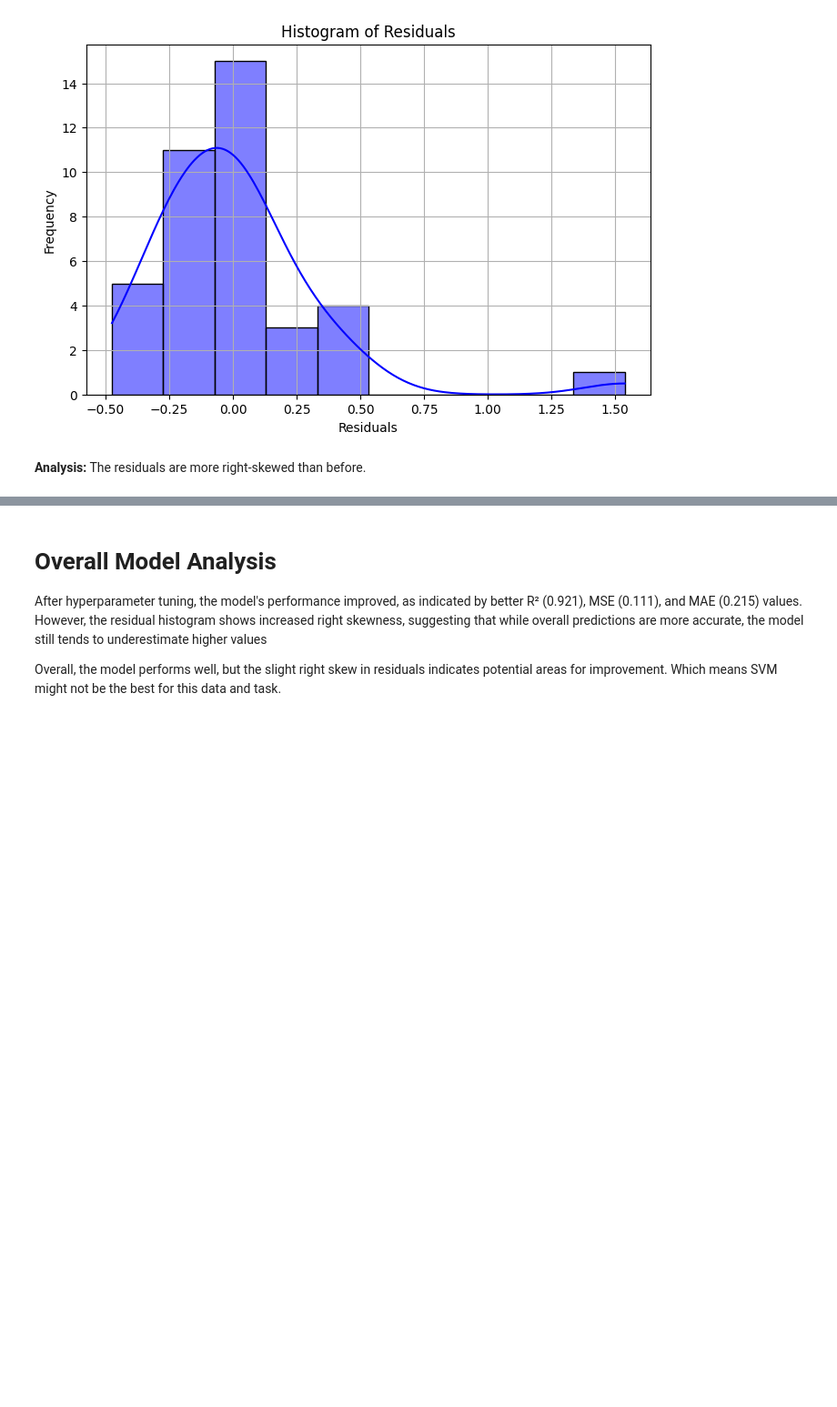
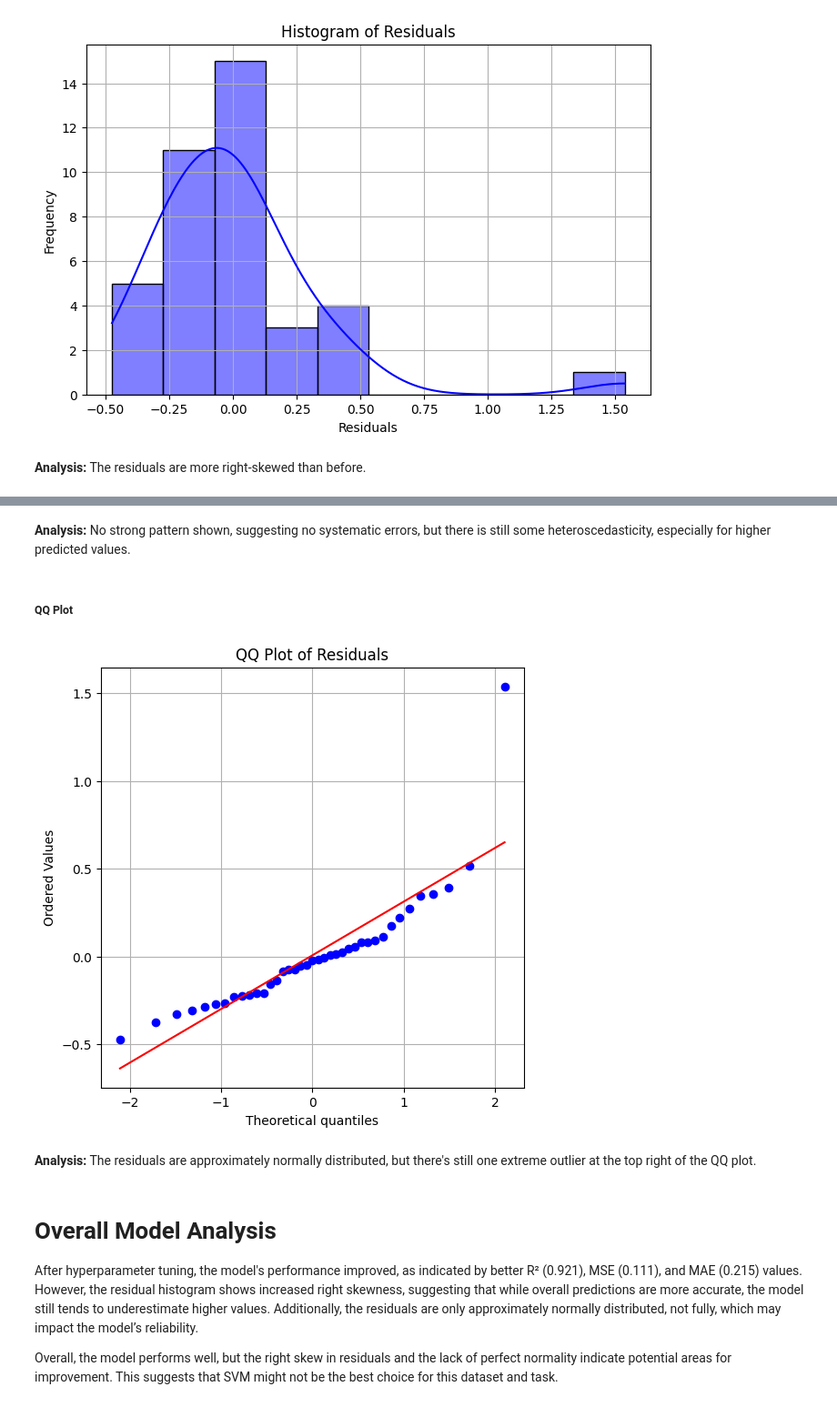
Before and after one commit to abid-sara/Automobile, a Jupyter notebook: notebooks/svm.ipynb, the cells around one changed output, grey strips where cells are left out. Shown: that part at 91% size. Cells and saved outputs as stored; diff of their text form; code cells hidden in the pictures; blank space fills up the shorter version.

```diff
--- a/notebooks/svm.ipynb
+++ b/notebooks/svm.ipynb
@@ -237,5 +288,16 @@ histogram_residuals(y_test.iloc[:, 0].values, y_svm_pred_grid_search)
+# %% [markdown]
+**Analysis:**  No strong pattern shown, suggesting no systematic errors, but there is still some heteroscedasticity, especially for higher predicted values.
+# %% [markdown]
+##### **QQ Plot**
+# %%
+residuals = y_test.iloc[:,0] - y_svm_pred_grid_search
+plot_qq(residuals)
+# %% [output]
+[figure, added]
+# %% [markdown]
+**Analysis:** The residuals are approximately normally distributed, but there's still one extreme outlier at the top right of the QQ plot.
 # %% [markdown]
 # Overall Model Analysis
-After hyperparameter tuning, the model's performance improved, as indicated by better R² (0.921), MSE (0.111), and MAE (0.215) values. However, the residual histogram shows increased right skewness, suggesting that while overall predictions are more accurate, the model still tends to underestimate higher values
+After hyperparameter tuning, the model's performance improved, as indicated by better R² (0.921), MSE (0.111), and MAE (0.215) values. However, the residual histogram shows increased right skewness, suggesting that while overall predictions are more accurate, the model still tends to underestimate higher values. Additionally, the residuals are only approximately normally distributed, not fully, which may impact the model’s reliability.
 
-Overall, the model performs well, but the slight right skew in residuals indicates potential areas for improvement. Which means SVM might not be the best for this data and task.
+Overall, the model performs well, but the right skew in residuals and the lack of perfect normality indicate potential areas for improvement. This suggests that SVM might not be the best choice for this dataset and task.
```
Also changed, not shown: parts of 15 cells of this notebook.
